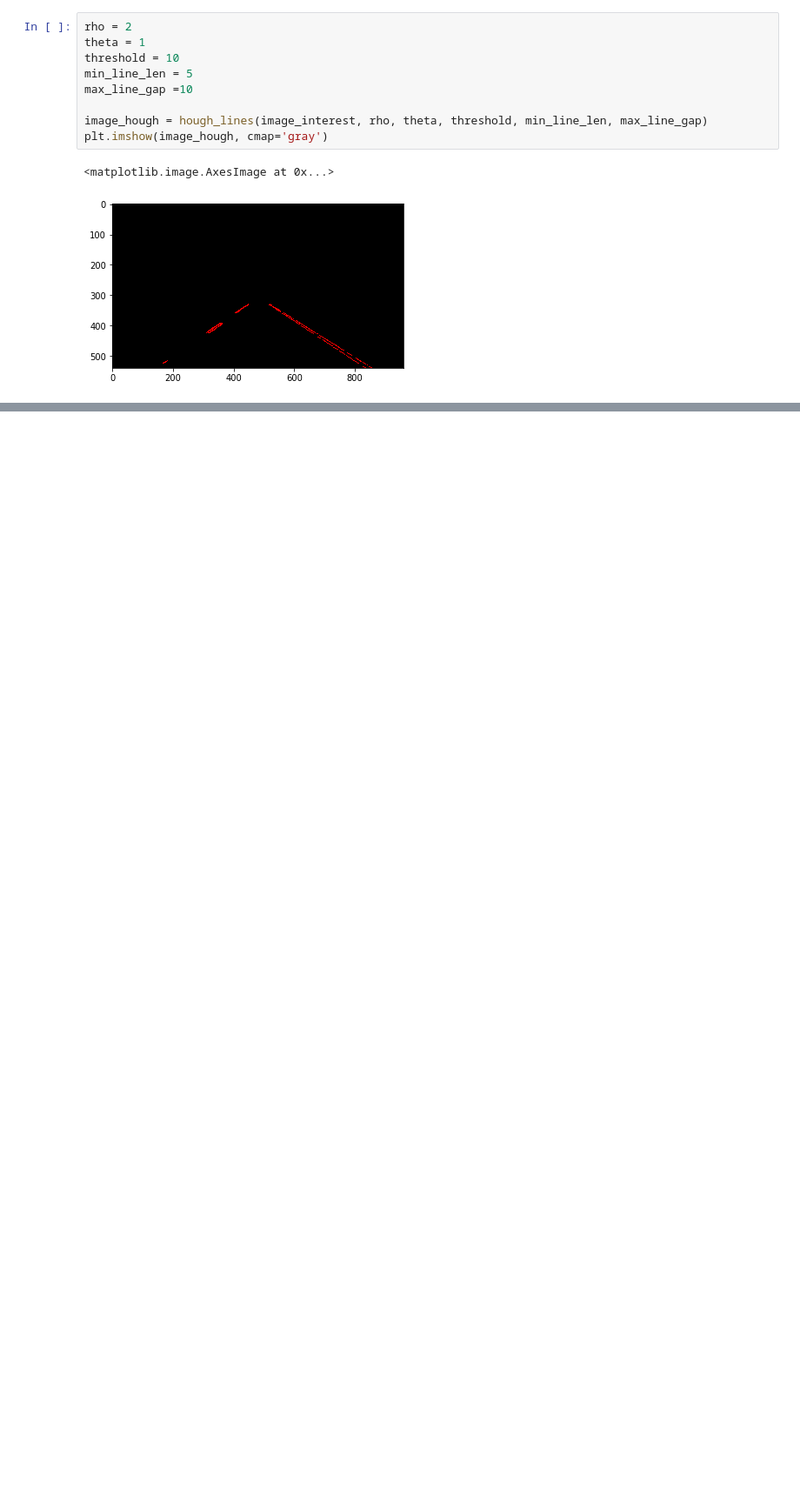
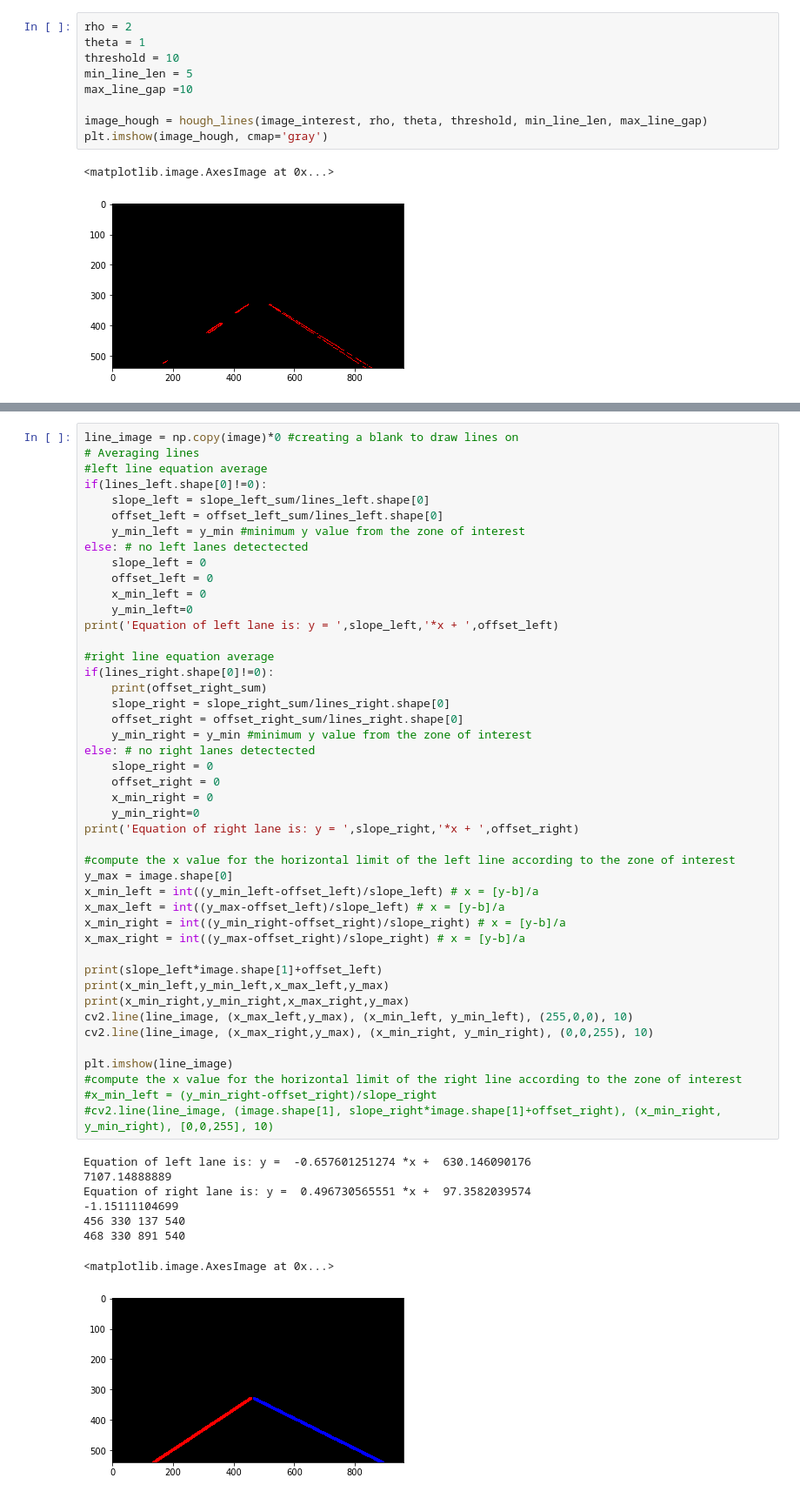
Before and after one commit to Conciliabulle/lane_detection, a Jupyter notebook: Finding_lane.ipynb, the cells around one changed output, grey strips where cells are left out. Shown at 87% size. Saved outputs shown, nothing was run; the diff lists cells and outputs as text; blank space fills up the shorter version.

```diff
--- a/Finding_lane.ipynb
+++ b/Finding_lane.ipynb
@@ -183,0 +242,54 @@ print(type(lines_right),lines_right.shape)
+# %%
+line_image = np.copy(image)*0 #creating a blank to draw lines on
+# Averaging lines
+#left line equation average
+if(lines_left.shape[0]!=0):
+    slope_left = slope_left_sum/lines_left.shape[0]
+    offset_left = offset_left_sum/lines_left.shape[0]
+    y_min_left = y_min #minimum y value from the zone of interest
+else: # no left lanes detectected
+    slope_left = 0
+    offset_left = 0
+    x_min_left = 0
+    y_min_left=0
+print('Equation of left lane is: y = ',slope_left,'*x + ',offset_left)
+
+#right line equation average
+if(lines_right.shape[0]!=0):
+    print(offset_right_sum)
+    slope_right = slope_right_sum/lines_right.shape[0]
+    offset_right = offset_right_sum/lines_right.shape[0]
+    y_min_right = y_min #minimum y value from the zone of interest
+else: # no right lanes detectected
+    slope_right = 0
+    offset_right = 0
+    x_min_right = 0
+    y_min_right=0
+print('Equation of right lane is: y = ',slope_right,'*x + ',offset_right)
+
+#compute the x value for the horizontal limit of the left line according to the zone of interest
+y_max = image.shape[0]
+x_min_left = int((y_min_left-offset_left)/slope_left) # x = [y-b]/a
+x_max_left = int((y_max-offset_left)/slope_left) # x = [y-b]/a
+x_min_right = int((y_min_right-offset_right)/slope_right) # x = [y-b]/a
+x_max_right = int((y_max-offset_right)/slope_right) # x = [y-b]/a
+
+print(slope_left*image.shape[1]+offset_left)
+print(x_min_left,y_min_left,x_max_left,y_max)
+print(x_min_right,y_min_right,x_max_right,y_max)
+cv2.line(line_image, (x_max_left,y_max), (x_min_left, y_min_left), (255,0,0), 10)
+cv2.line(line_image, (x_max_right,y_max), (x_min_right, y_min_right), (0,0,255), 10)
+
+plt.imshow(line_image)
+#compute the x value for the horizontal limit of the right line according to the zone of interest
+#x_min_left = (y_min_right-offset_right)/slope_right
+#cv2.line(line_image, (image.shape[1], slope_right*image.shape[1]+offset_right), (x_min_right, y_min_right), [0,0,255], 10)
+# %% [output]
+Equation of left lane is: y =  -0.657601251274 *x +  630.146090176
+7107.14888889
+Equation of right lane is: y =  0.496730565551 *x +  97.3582039574
+-1.15111104699
+456 330 137 540
+468 330 891 540
+<matplotlib.image.AxesImage at 0x...>
+[figure, added]
```
Also changed, not shown: parts of 5 cells of this notebook.
